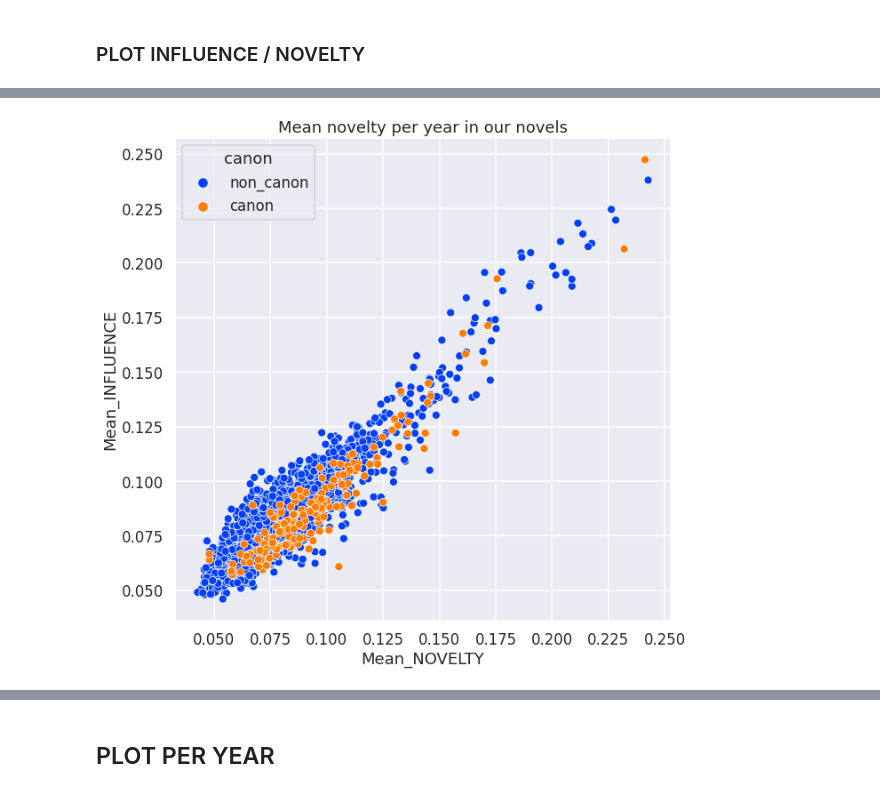
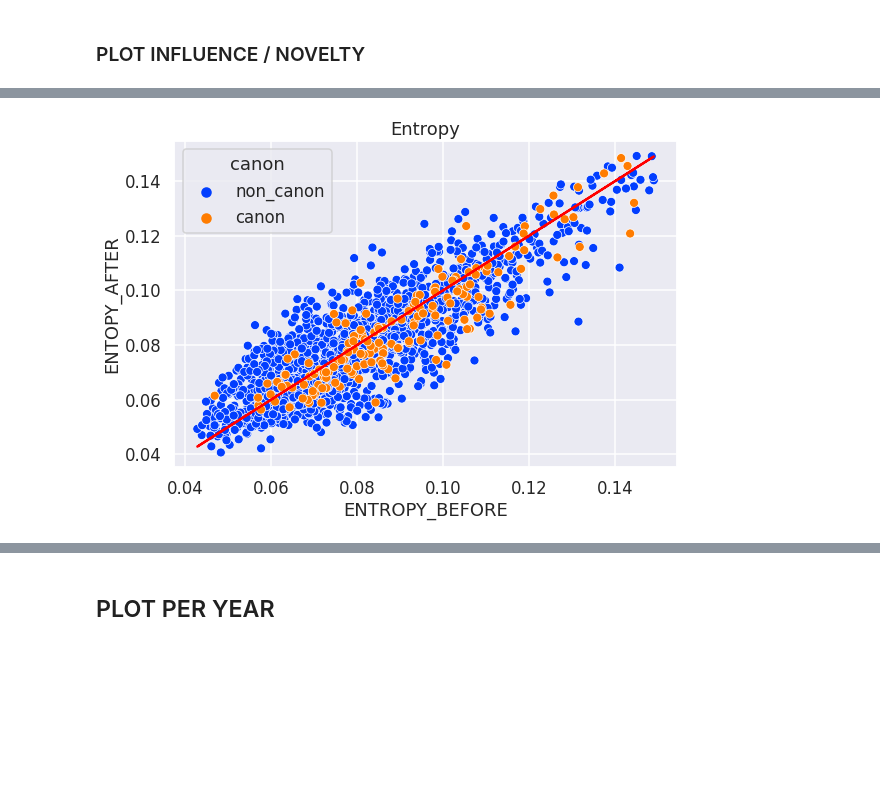
Before and after one commit to crazyjeannot/CHR_beyond_canonicity, a Jupyter notebook: modelize_change.ipynb, the cells around one changed output, grey strips where cells are left out. Saved outputs shown, nothing was run; the diff lists cells and outputs as text; code cells hidden in the pictures; blank space fills up the shorter version.

```diff
--- a/modelize_change.ipynb
+++ b/modelize_change.ipynb
@@ -257,11 +615,11 @@ def get_df_with_canon(df, df_corpus):
     list_subgenre = []
     for elem in list(df_res.index):
         if elem in list(df_corpus.index):
-            list_subgenre.append(df_corpus.loc[elem].canon_roman)
+            list_subgenre.append(df_corpus.loc[elem].canon_auteur)#canon_auteur
         else:
             list_subgenre.append('')
     df_res['canon'] = list_subgenre
 
     return df_res
 # %%
-df_MAIN_canon = get_df_with_canon(merged_df.set_index('Index'), df_corpus_canon)
+df_MAIN_canon = get_df_with_canon(good_df.set_index('Index'), df_corpus_canon)
@@ -313,4 +626,4 @@ plt.show()
 # %%
-df_MAIN_canon_noncanon = df_MAIN_canon_temp[df_MAIN_canon_temp["canon"]=='non_canon']
+df_MAIN_canon_noncanon = df_MAIN_canon[df_MAIN_canon["canon"]=='non_canon']
 # %%
-df_MAIN_canon_canon = df_MAIN_canon_temp[df_MAIN_canon_temp["canon"]=='canon']
+df_MAIN_canon_canon = df_MAIN_canon[df_MAIN_canon["canon"]=='canon']
@@ -344,15 +630,15 @@ tmp
 # %%
 df_concat = pd.concat([df_MAIN_canon_noncanon, df_MAIN_canon_canon])
 # %%
-plt.figure(figsize=(10,10))
+plt.figure(figsize=(9,6))
 ax = plt.subplot()
-ax.set_title('Mean novelty per year in our novels')
+ax.set_title('Entropy')
 
 ax = sns.scatterplot(data=df_concat, x="Mean_NOVELTY", y="Mean_INFLUENCE", color='blue', ax=ax, hue='canon', hue_order=['non_canon', 'canon'])
 
-ax.set_xlabel('Mean_NOVELTY')
-ax.set_ylabel('Mean_INFLUENCE')
-
+ax.set_xlabel('ENTROPY_BEFORE')
+ax.set_ylabel('ENTOPY_AFTER')
+plt.plot(df_concat['Mean_NOVELTY'], df_concat['Mean_NOVELTY'], color = 'red', label = 'x=y')
 plt.show()
 # %% [output]
-[figure, old version]
+[figure, new version]
```
Also changed, not shown: parts of 125 cells of this notebook, 2 other files.
